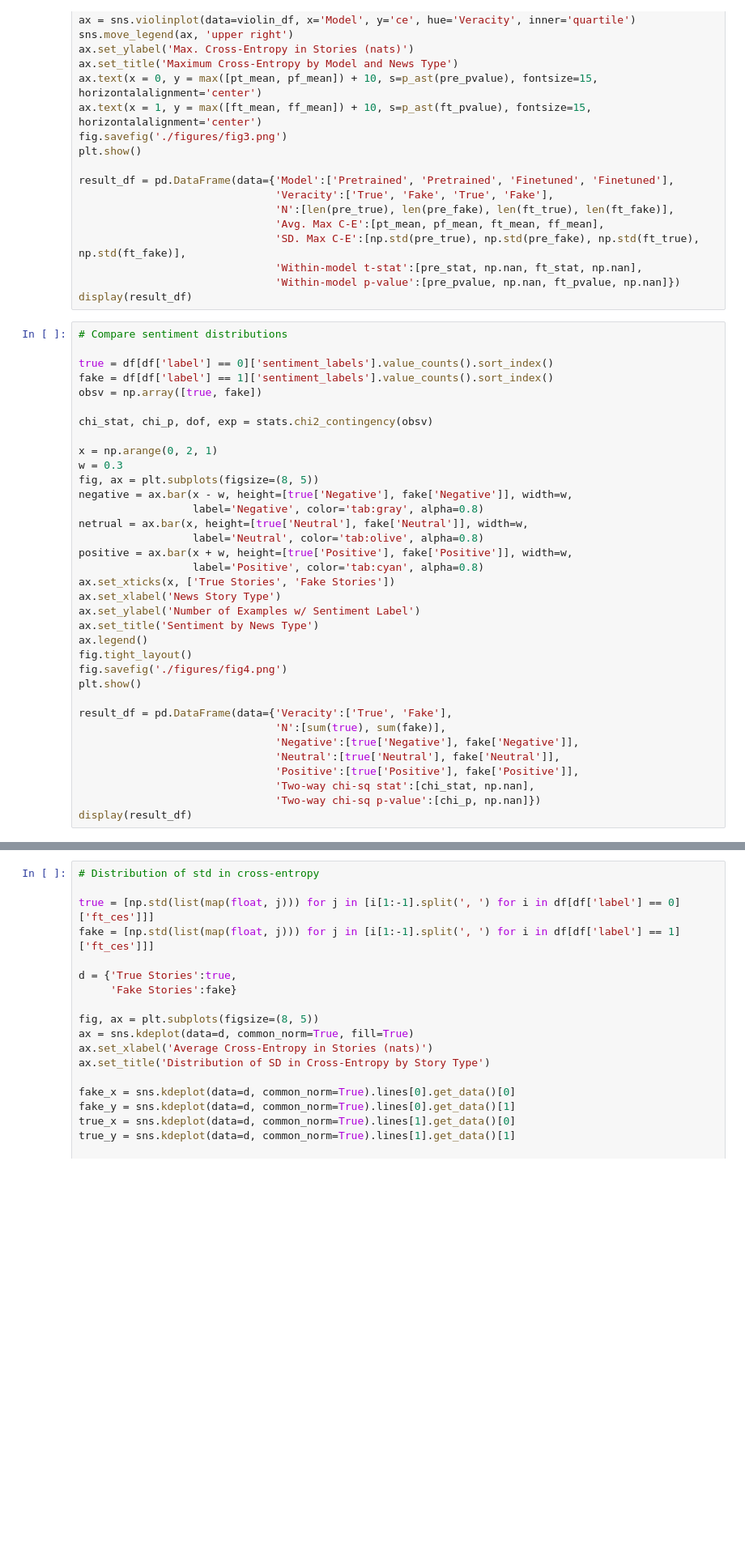
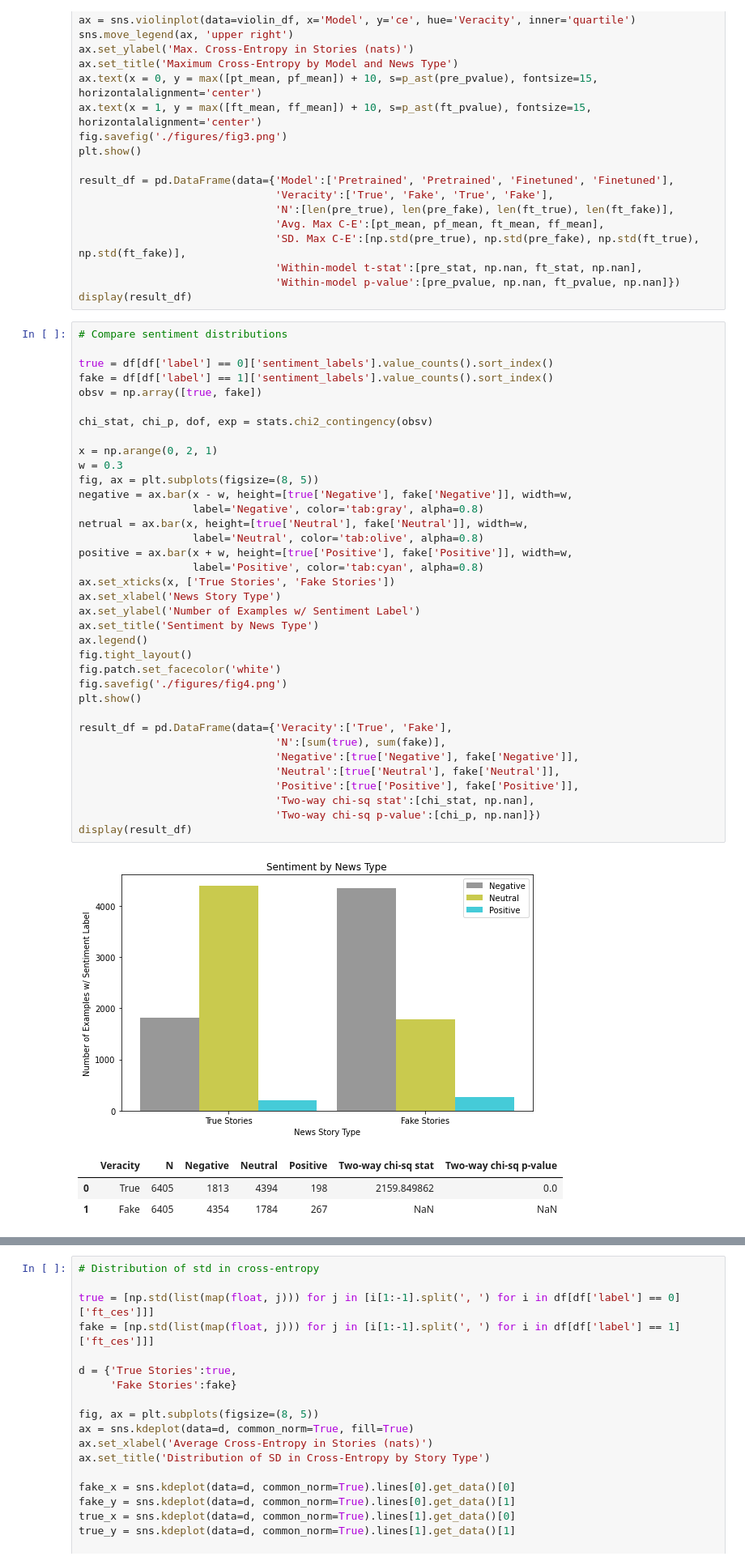
Before and after one commit to sjh2208/SeniorThesis, a Jupyter notebook: Analysis.ipynb, the cells around one changed output, grey strips where cells are left out. Shown at 81% size. Saved outputs shown, nothing was run; the diff lists cells and outputs as text; blank space fills up the shorter version.

```diff
--- a/Analysis.ipynb
+++ b/Analysis.ipynb
@@ -228,33 +238,39 @@ fake = df[df['label'] == 1]['sentiment_labels'].value_counts().sort_index()
 obsv = np.array([true, fake])
 
 chi_stat, chi_p, dof, exp = stats.chi2_contingency(obsv)
 
 x = np.arange(0, 2, 1)
 w = 0.3
 fig, ax = plt.subplots(figsize=(8, 5))
 negative = ax.bar(x - w, height=[true['Negative'], fake['Negative']], width=w,
                   label='Negative', color='tab:gray', alpha=0.8)
 netrual = ax.bar(x, height=[true['Neutral'], fake['Neutral']], width=w,
                   label='Neutral', color='tab:olive', alpha=0.8)
 positive = ax.bar(x + w, height=[true['Positive'], fake['Positive']], width=w,
                   label='Positive', color='tab:cyan', alpha=0.8)
 ax.set_xticks(x, ['True Stories', 'Fake Stories'])
 ax.set_xlabel('News Story Type')
 ax.set_ylabel('Number of Examples w/ Sentiment Label')
 ax.set_title('Sentiment by News Type')
 ax.legend()
 fig.tight_layout()
+fig.patch.set_facecolor('white')
 fig.savefig('./figures/fig4.png')
 plt.show()
 
 result_df = pd.DataFrame(data={'Veracity':['True', 'Fake'],
                                'N':[sum(true), sum(fake)],
                                'Negative':[true['Negative'], fake['Negative']],
                                'Neutral':[true['Neutral'], fake['Neutral']],
                                'Positive':[true['Positive'], fake['Positive']],
                                'Two-way chi-sq stat':[chi_stat, np.nan],
                                'Two-way chi-sq p-value':[chi_p, np.nan]})
 display(result_df)
+# %% [output]
+[figure, added]
+|  | Veracity | N | Negative | Neutral | Positive | Two-way chi-sq stat | Two-way chi-sq p-value |
+| 0 | True | 6405 | 1813 | 4394 | 198 | 2159.849862 | 0.0 |
+| 1 | Fake | 6405 | 4354 | 1784 | 267 | NaN | NaN |
 # %%
 # Distribution of continuous sentiment scores
 
```
Also changed, not shown: parts of 7 cells of this notebook, 6 other files.
